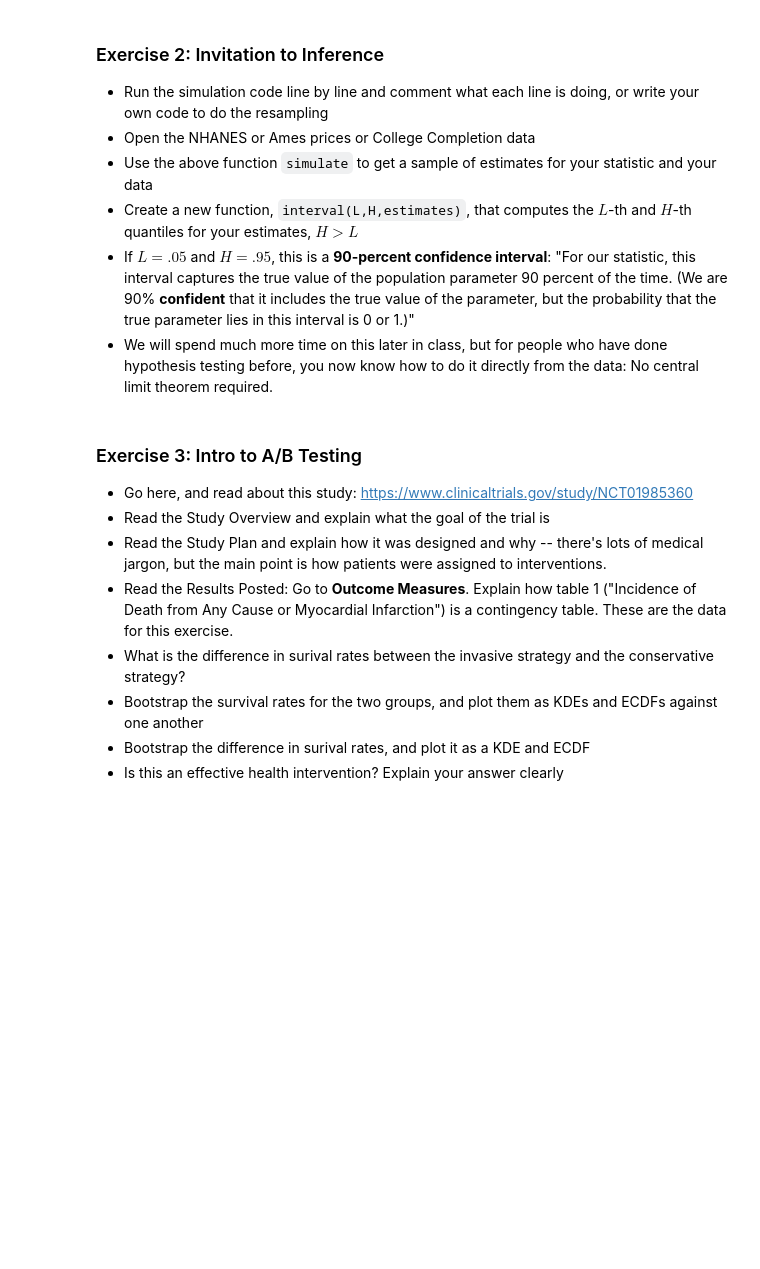
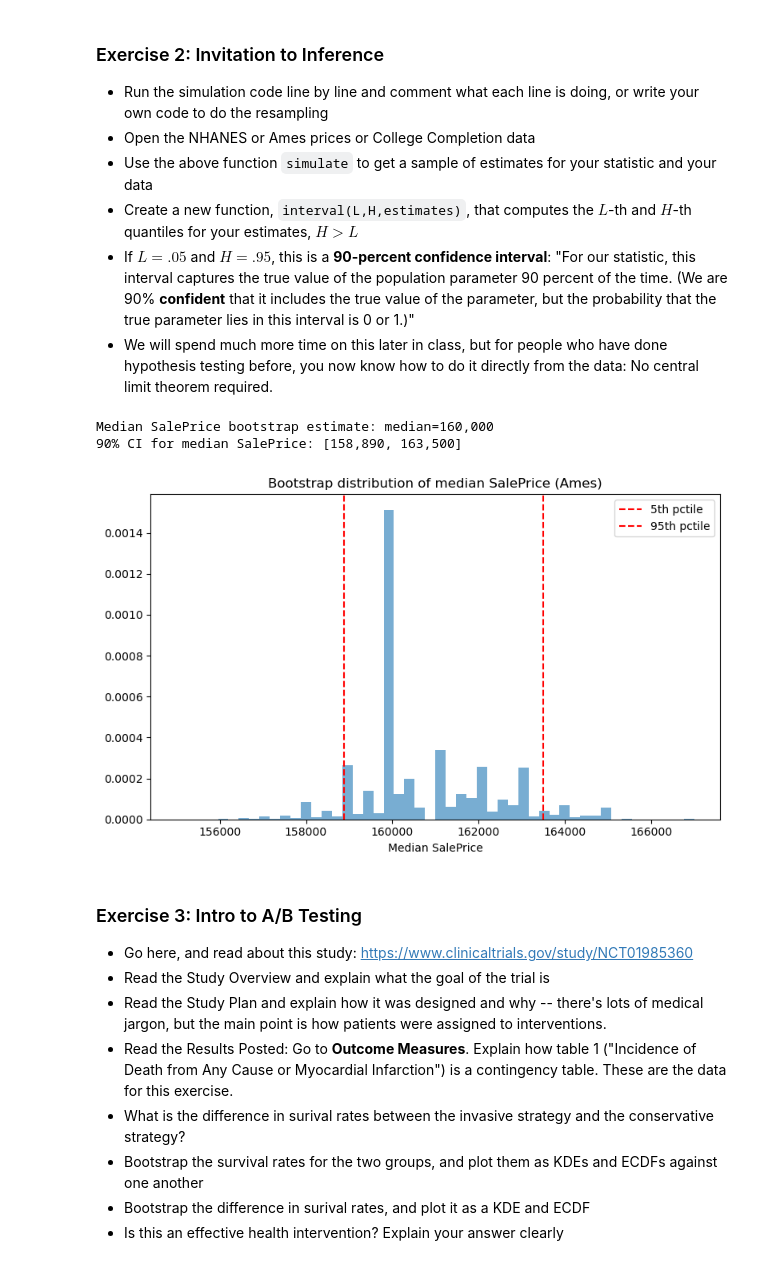
Before and after one commit to shawn01-kubo/github_branching, a Jupyter notebook: assignment_4.ipynb, the cells around one changed output. Drawn from its saved outputs; the diff is of its cells as text; code cells hidden in the pictures; blank space fills up the shorter version.

```diff
--- a/assignment_4.ipynb
+++ b/assignment_4.ipynb
@@ -55,6 +125,54 @@ df = pd.read_csv('./data/mn_police_use_of_force.csv')
 - Create a new function, `interval(L,H,estimates)`, that computes the $L$-th and $H$-th quantiles for your estimates, $H>L$
 - If $L=.05$ and $H=.95$, this is a **90-percent confidence interval**: "For our statistic, this interval captures the true value of the population parameter 90 percent of the time. (We are 90% **confident** that it includes the true value of the parameter, but the probability that the true parameter lies in this interval is 0 or 1.)"
 - We will spend much more time on this later in class, but for people who have done hypothesis testing before, you now know how to do it directly from the data: No central limit theorem required.
+# %%
+ames = pd.read_csv('./data/ames_prices.csv')
+
+var = 'price'
+ames.columns = [c.strip().lower() for c in ames.columns]
+var = 'price'
+
+data = ames[var].dropna().values
+
+def simulate_stat(data, stat_func, n_sim=5000, random_state=None):
+    rng = np.random.default_rng(random_state)
+    n = len(data)
+    estimates = []
+    for _ in range(n_sim):
+        sample = rng.choice(data, size=n, replace=True)
+        estimates.append(stat_func(sample))
+    return np.array(estimates)
+
+stat_func = np.median
+n_sim = 5000
+estimates_median = simulate_stat(data, stat_func, n_sim=n_sim, random_state=123)
+
+def interval(L, H, estimates):
+    """
+    Return the L-th and H-th percentiles (L and H given as percent numbers, e.g., 5, 95)
+    L < H required. Returns tuple (lower, upper).
+    """
+    lower = np.percentile(estimates, L)
+    upper = np.percentile(estimates, H)
+    return lower, upper
+
+lower90, upper90 = interval(5, 95, estimates_median)
+print(f"Median SalePrice bootstrap estimate: median={np.median(estimates_median):,.0f}")
+print(f"90% CI for median SalePrice: [{lower90:,.0f}, {upper90:,.0f}]")
+
+plt.figure(figsize=(8,5))
+plt.hist(estimates_median, bins=50, density=True, alpha=0.6)
+plt.axvline(lower90, color='red', linestyle='--', label='5th pctile')
+plt.axvline(upper90, color='red', linestyle='--', label='95th pctile')
+plt.title('Bootstrap distribution of median SalePrice (Ames)')
+plt.xlabel('Median SalePrice')
+plt.legend()
+plt.tight_layout()
+plt.show()
+# %% [output]
+Median SalePrice bootstrap estimate: median=160,000
+90% CI for median SalePrice: [158,890, 163,500]
+[figure, added]
 # %% [markdown]
 ### Exercise 3: Intro to A/B Testing
 - Go here, and read about this study: https://www.clinicaltrials.gov/study/NCT01985360
```
Also changed, not shown: parts of 1 cell of this notebook.
